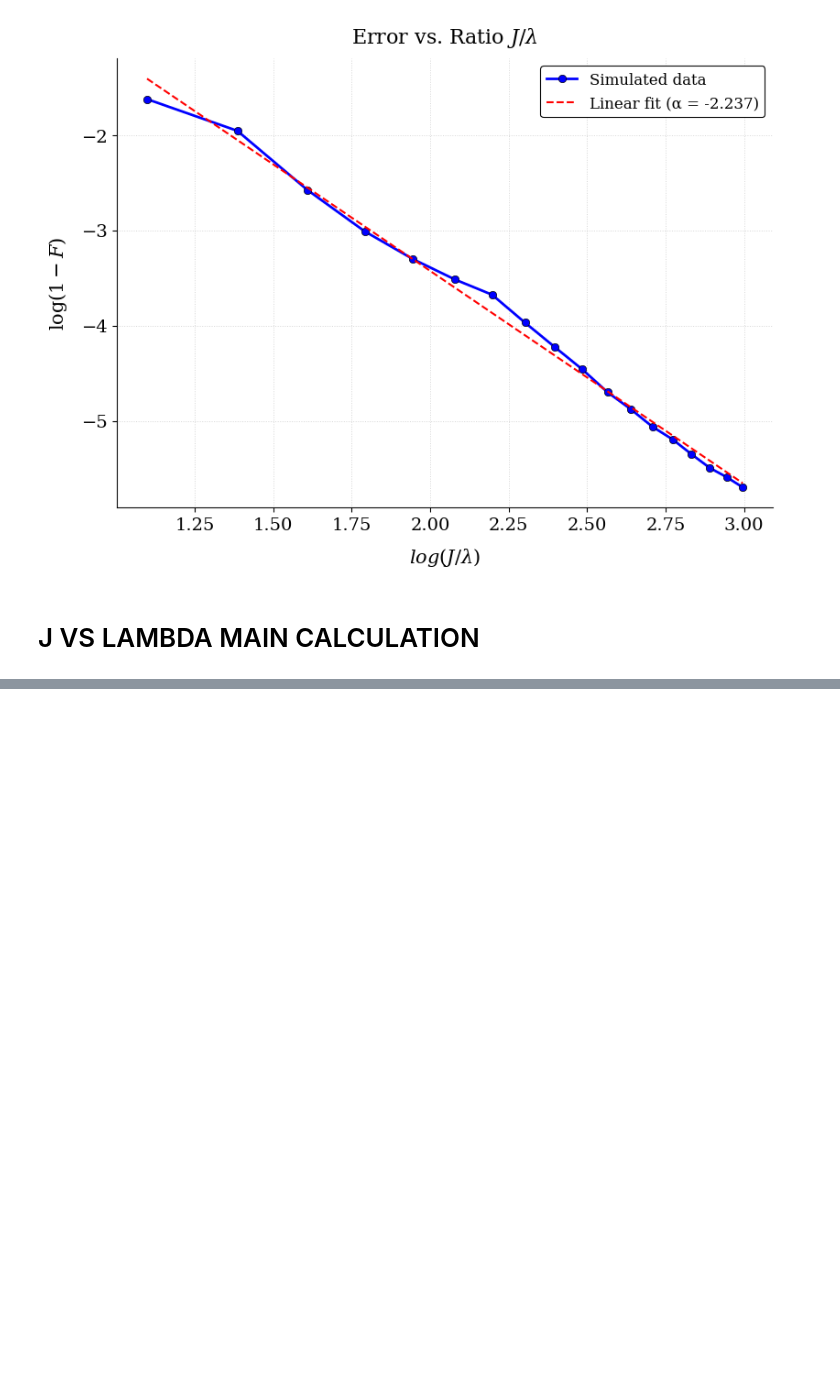
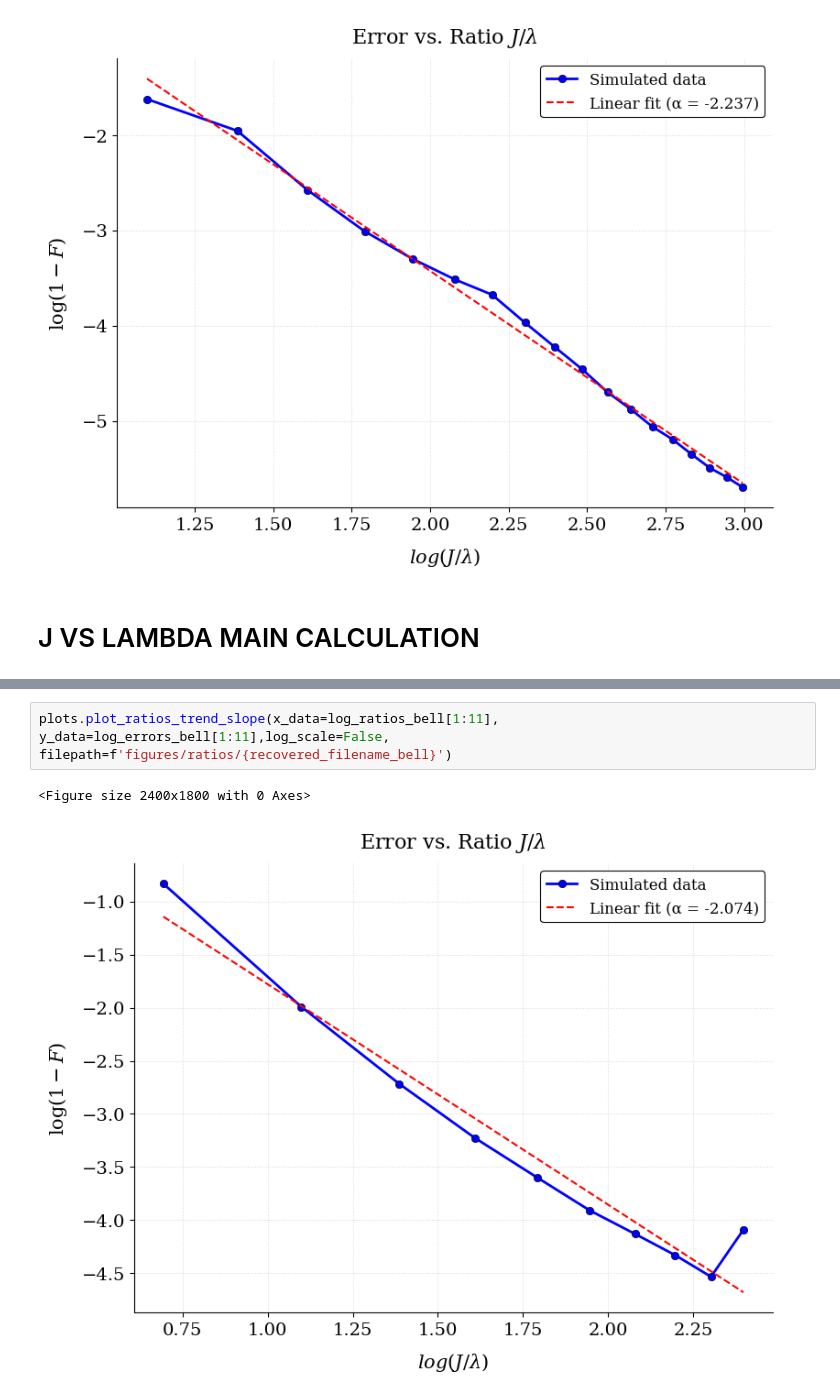
Before and after one commit to OsQarM/quantum_state_transfer, a Jupyter notebook: J_lambda_test.ipynb, the cells around one changed output, grey strips where cells are left out. Drawn from its saved outputs; the diff is of its cells as text; blank space fills up the shorter version.

```diff
--- a/J_lambda_test.ipynb
+++ b/J_lambda_test.ipynb
@@ -244,0 +232,5 @@ log_ratios_ghz,  log_errors_ghz  =  calculate_logs(ratios_ghz, values_ghz)
+# %%
+plots.plot_ratios_trend_slope(x_data=log_ratios_bell[1:11], y_data=log_errors_bell[1:11],log_scale=False, filepath=f'figures/ratios/{recovered_filename_bell}')
+# %% [output]
+<Figure size 2400x1800 with 0 Axes>
+[figure, added]
```
Also changed, not shown: parts of 7 cells of this notebook, 1 other file.
